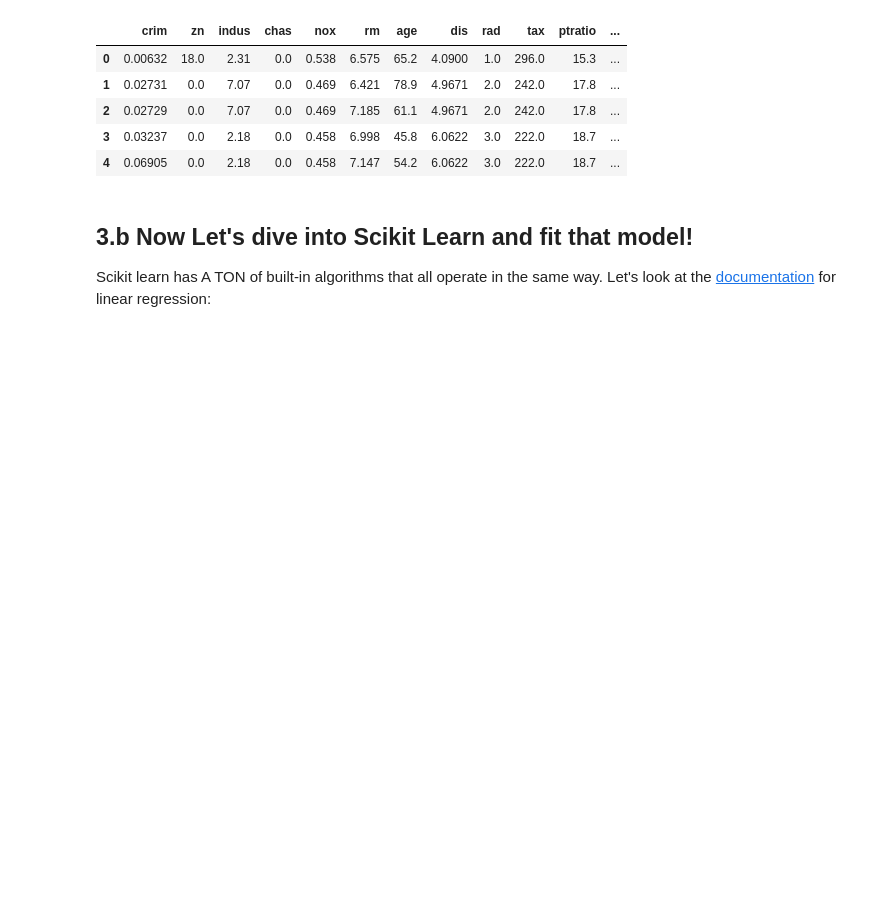
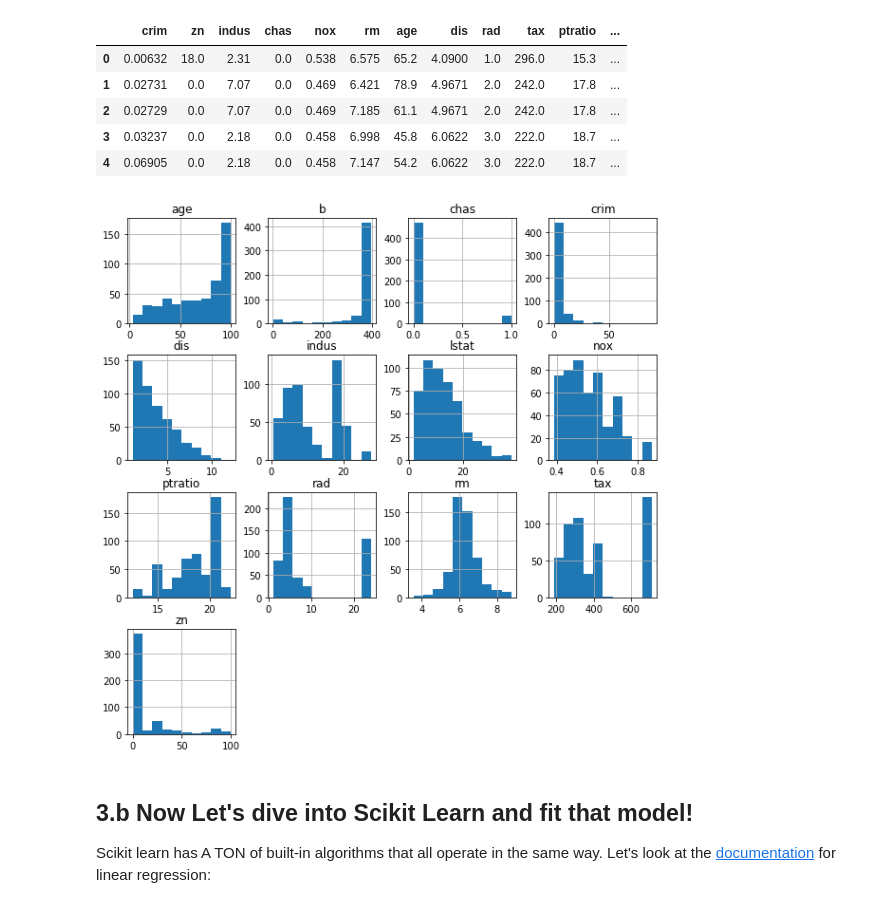
Before and after one commit to maripqz/WWC-Workshop-Intro-to-Machine-Learning, a Jupyter notebook: Lecture_Notes.ipynb, the cells around one changed output. Cells and saved outputs as stored; diff of their text form; code cells hidden in the pictures; blank space fills up the shorter version.

```diff
--- a/Lecture_Notes.ipynb
+++ b/Lecture_Notes.ipynb
@@ -67,7 +80,9 @@ boston_df.head()
 # %%
 from pandas.plotting import scatter_matrix
 import matplotlib.pyplot as plt
-%matplotlib inline
+%matplotlib inlineboston_df = pd.DataFrame(boston_data.data, columns=column_names)
+boston_df['medv'] = boston_data.target
+boston_df.head()
 scatter_matrix(boston_df[['medv','age','rm', 'crim']], alpha=0.2, figsize=(16, 12), diagonal='kde');
 # %% [output]
 [figure]
@@ -87,6 +95,10 @@ boston_df.head()
 | 2 | 0.02729 | 0.0 | 7.07 | 0.0 | 0.469 | 7.185 | 61.1 | 4.9671 | 2.0 | 242.0 | 17.8 | ... |
 | 3 | 0.03237 | 0.0 | 2.18 | 0.0 | 0.458 | 6.998 | 45.8 | 6.0622 | 3.0 | 222.0 | 18.7 | ... |
 | 4 | 0.06905 | 0.0 | 2.18 | 0.0 | 0.458 | 7.147 | 54.2 | 6.0622 | 3.0 | 222.0 | 18.7 | ... |
+# %%
+boston_df.hist(figsize=(10,10));
+# %% [output]
+[figure, added]
 # %% [markdown]
 ## 3.b Now Let's dive into Scikit Learn and fit that model!
 Scikit learn has A TON of built-in algorithms that all operate in the same way. Let's look at the [documentation](http://scikit-learn.org/stable/modules/generated/sklearn.linear_model.LinearRegression.html) for linear regression:
```
Also changed, not shown: parts of 8 cells of this notebook, 1 other file.
